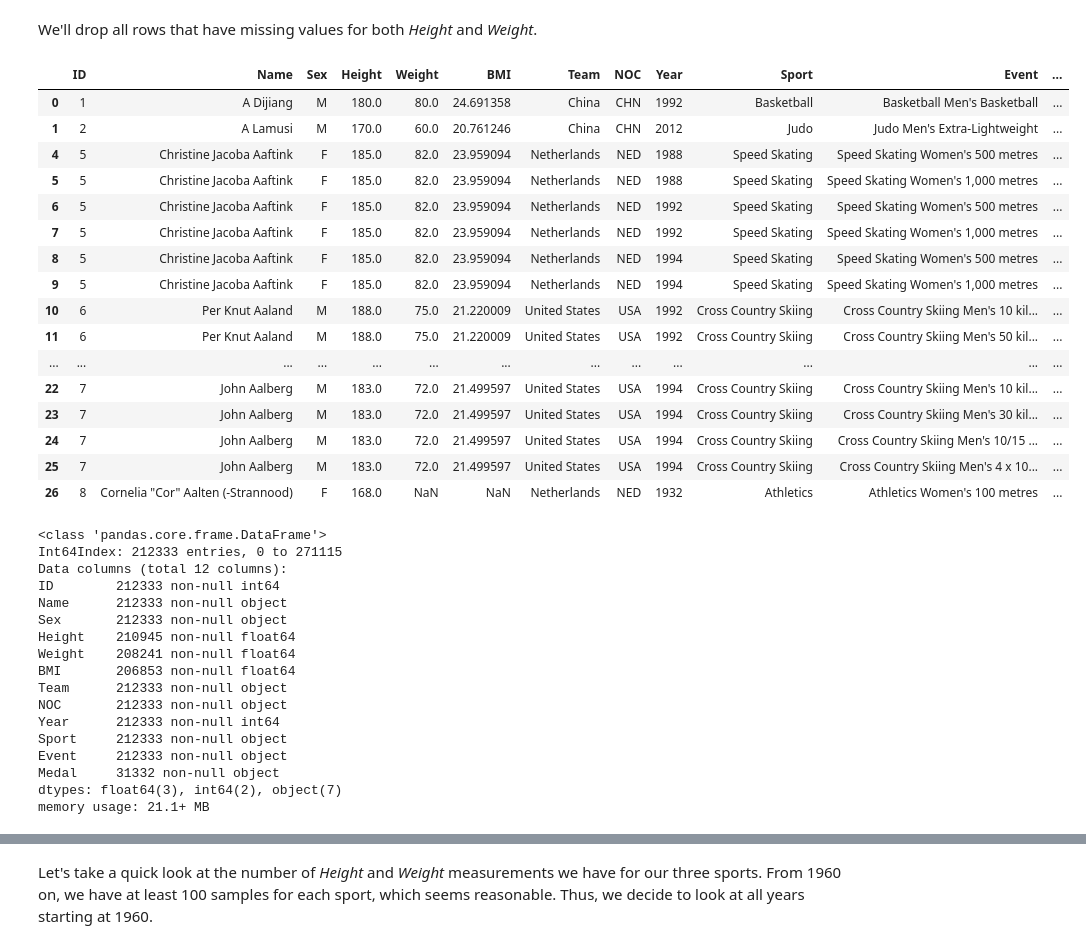
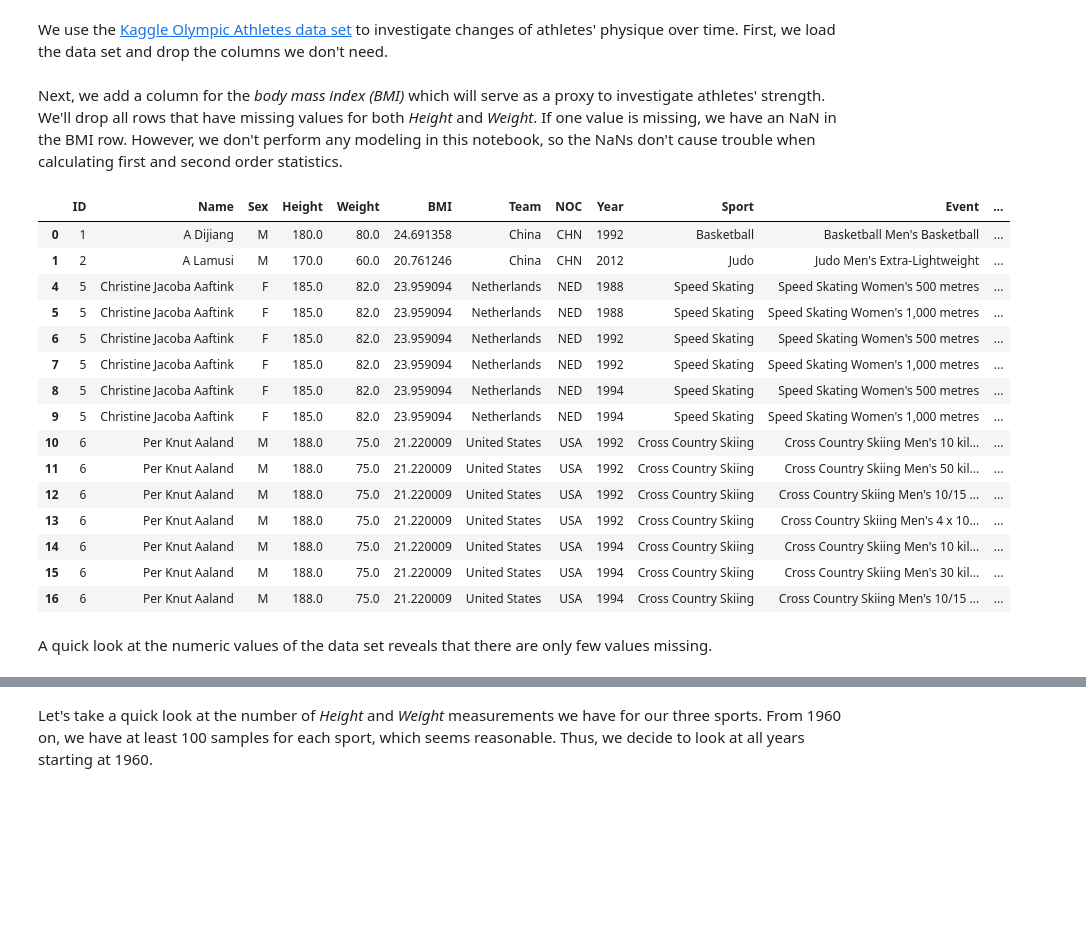
Before and after one commit to larpal/olympics_body_composition_EDA, a Jupyter notebook: olympics.ipynb, the cells around one changed output, grey strips where cells are left out. Saved outputs shown, nothing was run; the diff lists cells and outputs as text; code cells hidden in the pictures; blank space fills up the shorter version.

Commit message:
added complete notebook

```diff
--- a/olympics.ipynb
+++ b/olympics.ipynb
@@ -6,5 +6,6 @@ import matplotlib.pyplot as plt
 import seaborn as sns
 plt.style.use('seaborn-darkgrid')
 pd.set_option('display.max_rows',100)
-# %% [markdown]
-We'll drop all rows that have missing values for both *Height* and *Weight*.
+# %% [markdown]
+We use the [Kaggle Olympic Athletes data set](https://www.kaggle.com/heesoo37/120-years-of-olympic-history-athletes-and-results) to investigate changes of athletes' physique over time.
+First, we load the data set and drop the columns we don't need.
@@ -11,47 +15,29 @@ We'll drop all rows that have missing values for both *Height* and *Weight*.
+# %% [markdown]
+Next, we add a column for the *body mass index (BMI)* which will serve as a proxy to investigate athletes' strength.
+We'll drop all rows that have missing values for both *Height* and *Weight*. If one value is missing, we have an NaN in the BMI row. However, we don't perform any modeling in this notebook, so the NaNs don't cause trouble when calculating first and second order statistics.
 # %%
-df_athletes = pd.read_csv('./data/athlete_events.csv')
-df_athletes.drop(columns=['Season','Games','Age','City'], inplace=True)
 df_athletes.insert(5,"BMI",df_athletes.Weight/(df_athletes.Height/100)**2)
 df_athletes.dropna(axis=0, how='all', subset=['Height','Weight'], inplace = True)
-df_athletes.head(25)
+df_athletes.head(15)
 # %% [output]
 |  | ID | Name | Sex | Height | Weight | BMI | Team | NOC | Year | Sport | Event | ... |
 | 0 | 1 | A Dijiang | M | 180.0 | 80.0 | 24.691358 | China | CHN | 1992 | Basketball | Basketball Men's Basketball | ... |
 | 1 | 2 | A Lamusi | M | 170.0 | 60.0 | 20.761246 | China | CHN | 2012 | Judo | Judo Men's Extra-Lightweight | ... |
 | 4 | 5 | Christine Jacoba Aaftink | F | 185.0 | 82.0 | 23.959094 | Netherlands | NED | 1988 | Speed Skating | Speed Skating Women's 500 metres | ... |
 | 5 | 5 | Christine Jacoba Aaftink | F | 185.0 | 82.0 | 23.959094 | Netherlands | NED | 1988 | Speed Skating | Speed Skating Women's 1,000 metres | ... |
 | 6 | 5 | Christine Jacoba Aaftink | F | 185.0 | 82.0 | 23.959094 | Netherlands | NED | 1992 | Speed Skating | Speed Skating Women's 500 metres | ... |
 | 7 | 5 | Christine Jacoba Aaftink | F | 185.0 | 82.0 | 23.959094 | Netherlands | NED | 1992 | Speed Skating | Speed Skating Women's 1,000 metres | ... |
 | 8 | 5 | Christine Jacoba Aaftink | F | 185.0 | 82.0 | 23.959094 | Netherlands | NED | 1994 | Speed Skating | Speed Skating Women's 500 metres | ... |
 | 9 | 5 | Christine Jacoba Aaftink | F | 185.0 | 82.0 | 23.959094 | Netherlands | NED | 1994 | Speed Skating | Speed Skating Women's 1,000 metres | ... |
 | 10 | 6 | Per Knut Aaland | M | 188.0 | 75.0 | 21.220009 | United States | USA | 1992 | Cross Country Skiing | Cross Country Skiing Men's 10 kil... | ... |
 | 11 | 6 | Per Knut Aaland | M | 188.0 | 75.0 | 21.220009 | United States | USA | 1992 | Cross Country Skiing | Cross Country Skiing Men's 50 kil... | ... |
-| ... | ... | ... | ... | ... | ... | ... | ... | ... | ... | ... | ... | ... |
-| 22 | 7 | John Aalberg | M | 183.0 | 72.0 | 21.499597 | United States | USA | 1994 | Cross Country Skiing | Cross Country Skiing Men's 10 kil... | ... |
-| 23 | 7 | John Aalberg | M | 183.0 | 72.0 | 21.499597 | United States | USA | 1994 | Cross Country Skiing | Cross Country Skiing Men's 30 kil... | ... |
-| 24 | 7 | John Aalberg | M | 183.0 | 72.0 | 21.499597 | United States | USA | 1994 | Cross Country Skiing | Cross Country Skiing Men's 10/15 ... | ... |
-| 25 | 7 | John Aalberg | M | 183.0 | 72.0 | 21.499597 | United States | USA | 1994 | Cross Country Skiing | Cross Country Skiing Men's 4 x 10... | ... |
-| 26 | 8 | Cornelia "Cor" Aalten (-Strannood) | F | 168.0 | NaN | NaN | Netherlands | NED | 1932 | Athletics | Athletics Women's 100 metres | ... |
+| 12 | 6 | Per Knut Aaland | M | 188.0 | 75.0 | 21.220009 | United States | USA | 1992 | Cross Country Skiing | Cross Country Skiing Men's 10/15 ... | ... |
+| 13 | 6 | Per Knut Aaland | M | 188.0 | 75.0 | 21.220009 | United States | USA | 1992 | Cross Country Skiing | Cross Country Skiing Men's 4 x 10... | ... |
+| 14 | 6 | Per Knut Aaland | M | 188.0 | 75.0 | 21.220009 | United States | USA | 1994 | Cross Country Skiing | Cross Country Skiing Men's 10 kil... | ... |
+| 15 | 6 | Per Knut Aaland | M | 188.0 | 75.0 | 21.220009 | United States | USA | 1994 | Cross Country Skiing | Cross Country Skiing Men's 30 kil... | ... |
+| 16 | 6 | Per Knut Aaland | M | 188.0 | 75.0 | 21.220009 | United States | USA | 1994 | Cross Country Skiing | Cross Country Skiing Men's 10/15 ... | ... |
-# %%
-df_athletes.info()
-# %% [output]
-<class 'pandas.core.frame.DataFrame'>
-Int64Index: 212333 entries, 0 to 271115
-Data columns (total 12 columns):
-ID        212333 non-null int64
-Name      212333 non-null object
-Sex       212333 non-null object
-Height    210945 non-null float64
-Weight    208241 non-null float64
-BMI       206853 non-null float64
-Team      212333 non-null object
-NOC       212333 non-null object
-Year      212333 non-null int64
-Sport     212333 non-null object
-Event     212333 non-null object
-Medal     31332 non-null object
-dtypes: float64(3), int64(2), object(7)
-memory usage: 21.1+ MB
+# %% [markdown]
+A quick look at the numeric values of the data set reveals that there are only few values missing.
 # %%
 df_athletes.describe()
 # %% [output]
```
Also changed, not shown: parts of 33 cells of this notebook.
